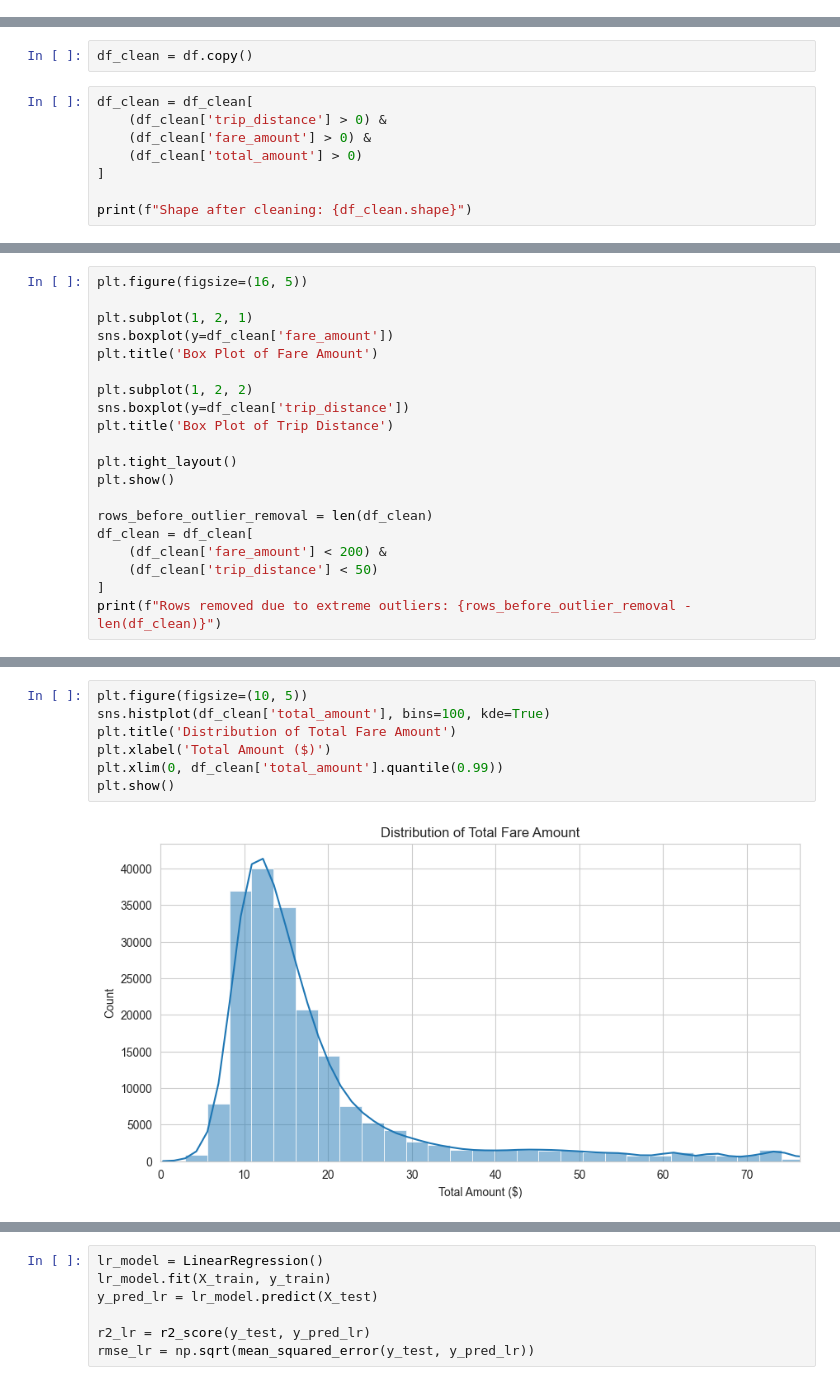
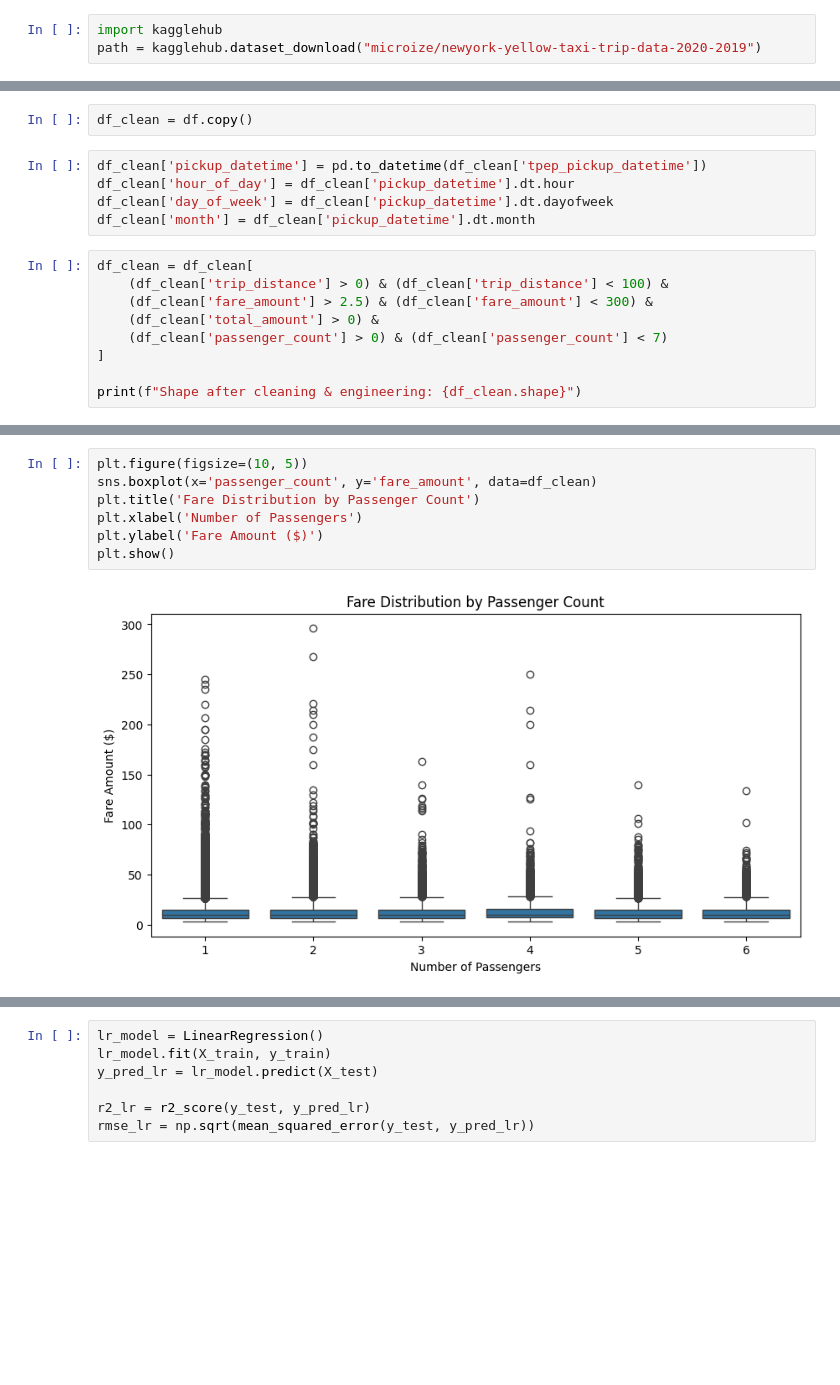
Before and after one commit to BS192cd/Taxi_Fare_Surge_Detection, a Jupyter notebook: Taxi_Anamoly_Detection.ipynb, the cells around one changed output, grey strips where cells are left out. Saved outputs shown, nothing was run; the diff lists cells and outputs as text; blank space fills up the shorter version.

```diff
--- a/Taxi_Anamoly_Detection.ipynb
+++ b/Taxi_Anamoly_Detection.ipynb
@@ -15,0 +30,3 @@ np.random.seed(42)
+# %%
+import kagglehub
+path = kagglehub.dataset_download("microize/newyork-yellow-taxi-trip-data-2020-2019")
@@ -49,12 +79,18 @@ congestion_surcharge     0
 dtype: int64
 # %%
 df_clean = df.copy()
+# %%
+df_clean['pickup_datetime'] = pd.to_datetime(df_clean['tpep_pickup_datetime'])
+df_clean['hour_of_day'] = df_clean['pickup_datetime'].dt.hour
+df_clean['day_of_week'] = df_clean['pickup_datetime'].dt.dayofweek
+df_clean['month'] = df_clean['pickup_datetime'].dt.month
 # %%
 df_clean = df_clean[
-    (df_clean['trip_distance'] > 0) &
-    (df_clean['fare_amount'] > 0) &
-    (df_clean['total_amount'] > 0)
+    (df_clean['trip_distance'] > 0) & (df_clean['trip_distance'] < 100) &
+    (df_clean['fare_amount'] > 2.5) & (df_clean['fare_amount'] < 300) &
+    (df_clean['total_amount'] > 0) &
+    (df_clean['passenger_count'] > 0) & (df_clean['passenger_count'] < 7)
 ]
 
-print(f"Shape after cleaning: {df_clean.shape}")
+print(f"Shape after cleaning & engineering: {df_clean.shape}")
 # %% [output]
@@ -80,20 +118,0 @@ plt.show()
-# %%
-plt.figure(figsize=(16, 5))
-
-plt.subplot(1, 2, 1)
-sns.boxplot(y=df_clean['fare_amount'])
-plt.title('Box Plot of Fare Amount')
-
-plt.subplot(1, 2, 2)
-sns.boxplot(y=df_clean['trip_distance'])
-plt.title('Box Plot of Trip Distance')
-
-plt.tight_layout()
-plt.show()
-
-rows_before_outlier_removal = len(df_clean)
-df_clean = df_clean[
-    (df_clean['fare_amount'] < 200) &
-    (df_clean['trip_distance'] < 50)
-]
-print(f"Rows removed due to extreme outliers: {rows_before_outlier_removal - len(df_clean)}")
@@ -130,9 +164,9 @@ plt.show()
 # %%
 plt.figure(figsize=(10, 5))
-sns.histplot(df_clean['total_amount'], bins=100, kde=True)
-plt.title('Distribution of Total Fare Amount')
-plt.xlabel('Total Amount ($)')
-plt.xlim(0, df_clean['total_amount'].quantile(0.99))
+sns.boxplot(x='passenger_count', y='fare_amount', data=df_clean)
+plt.title('Fare Distribution by Passenger Count')
+plt.xlabel('Number of Passengers')
+plt.ylabel('Fare Amount ($)')
 plt.show()
 # %% [output]
-[figure, old version]
+[figure, new version]
```
Also changed, not shown: parts of 37 cells of this notebook.
